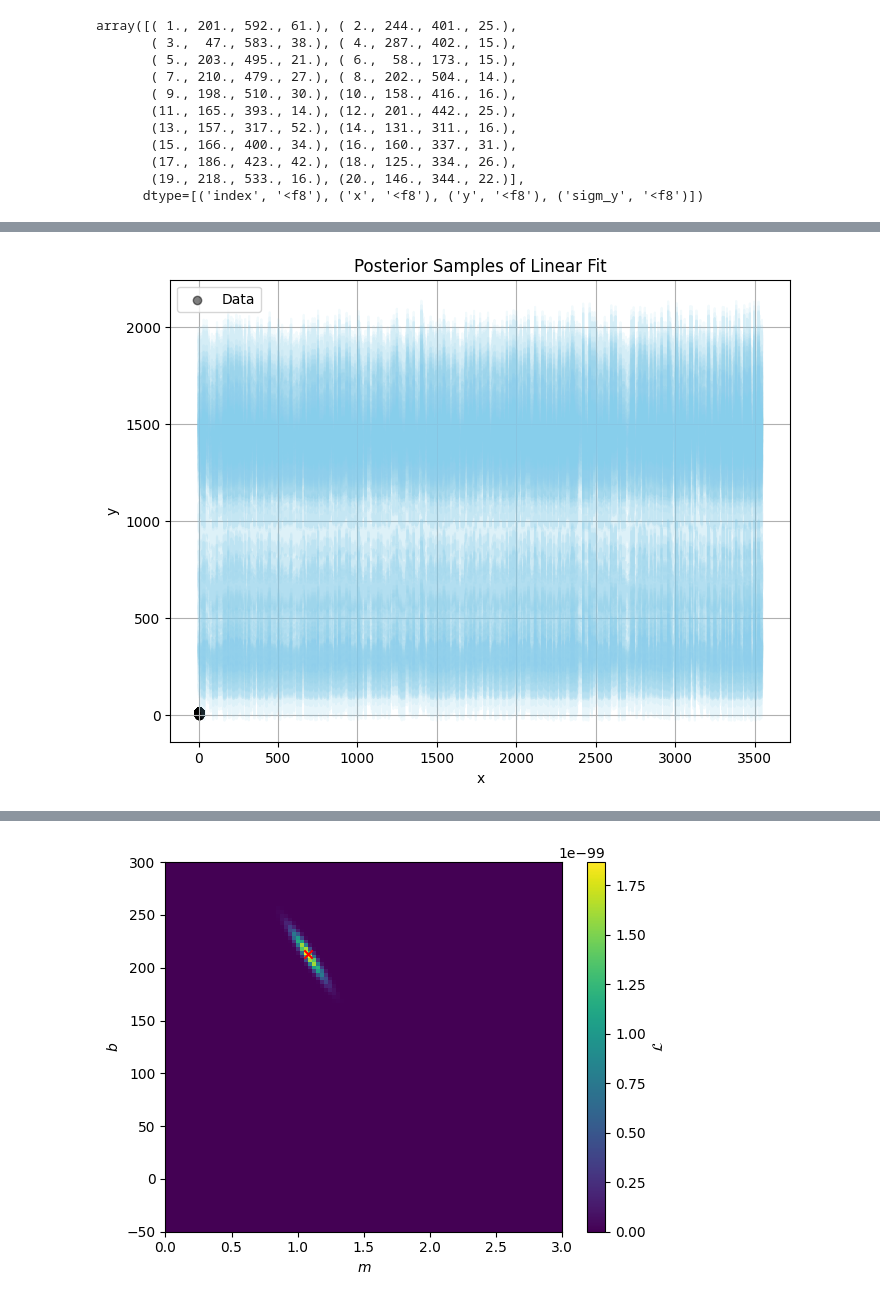
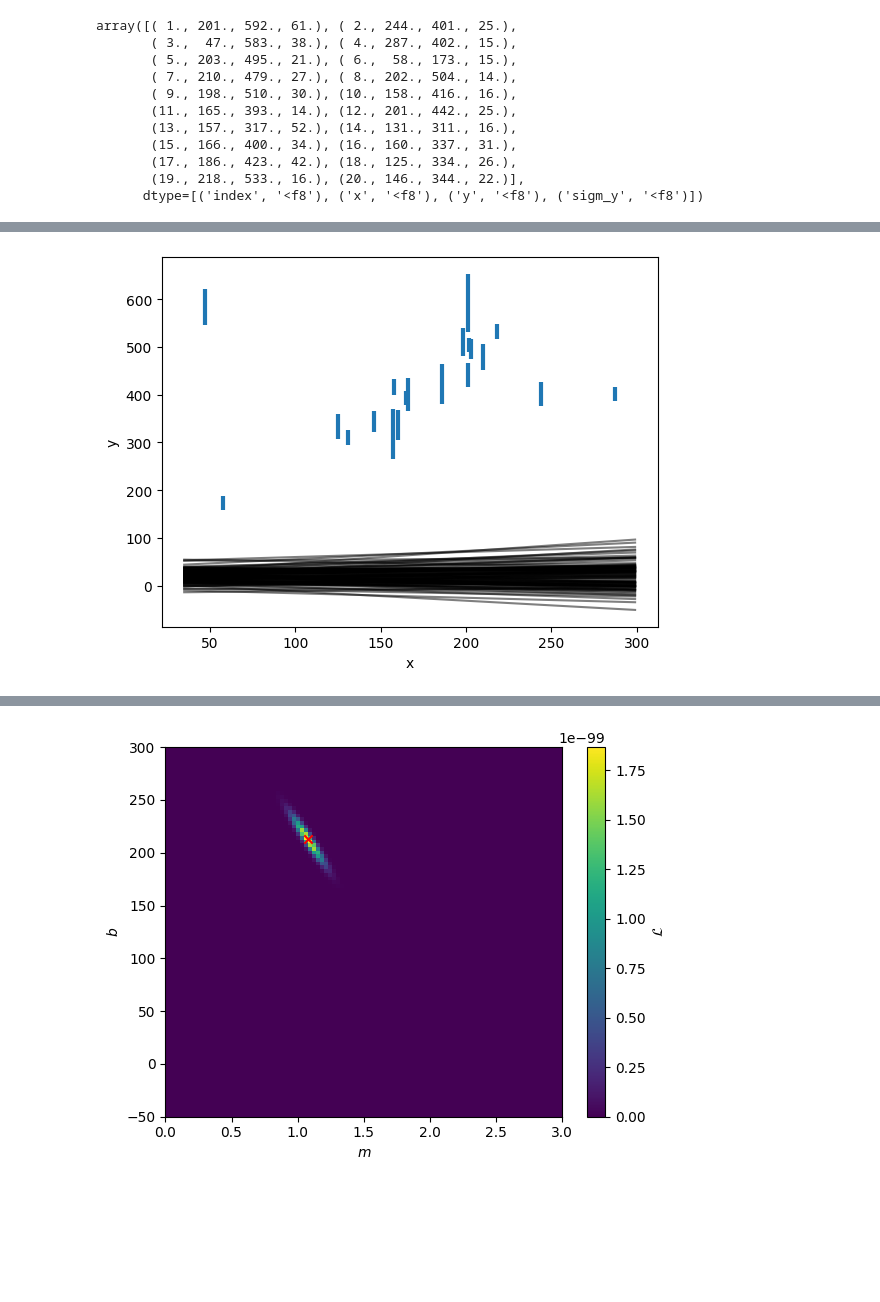
Before and after one commit to R-bna/sci-comp-ii-fall24, a Jupyter notebook: Working/HW4 metropolis sampling.ipynb, the cells around one changed output, grey strips where cells are left out. Saved outputs shown, nothing was run; the diff lists cells and outputs as text; code cells hidden in the pictures; blank space fills up the shorter version.

```diff
--- a/Working/HW4 metropolis sampling.ipynb
+++ b/Working/HW4 metropolis sampling.ipynb
@@ -99,19 +108,21 @@ print(chain_data)
-# %%
-plt.figure(figsize=(8, 6))
-plt.scatter(x, y, color='black', label='Data', alpha=0.5)
-
-for i in range(100):
-    m_sample, b_sample = chain_data[np.random.randint(len(chain_data)), :2]
-    plt.plot(m_sample * x + b_sample, color='skyblue', alpha=0.1)
-
-plt.title('Posterior Samples of Linear Fit')
-plt.xlabel('x')
-plt.ylabel('y')
-plt.legend()
-plt.grid()
-plt.show()
-# %% [output]
-[figure, removed]
+# %%
+plt.errorbar(data['x'], data['y'], yerr=data['sigm_y'], linewidth=0, elinewidth=3, label='Data')
+plt.xlabel('x')
+plt.ylabel('y')
+
+xlow, xhigh = plt.xlim()
+test_x = np.linspace(xlow, xhigh, 100)
+
+for _ in range(100):
+    m_sample = np.random.choice(chain_m)
+    b_sample = np.random.choice(chain_b)
+
+    model = lambda x: m_sample * x + b_sample
+    predictions = model(test_x)
+
+    plt.plot(test_x, predictions, color='black', alpha=0.5)
+# %% [output]
+[figure, added]
 # %%
 fig = corner.corner(np.vstack((chain_m, chain_b)).T,
                      labels=["Slope (m)", "Intercept (b)"],
```
Also changed, not shown: parts of 12 cells of this notebook.
